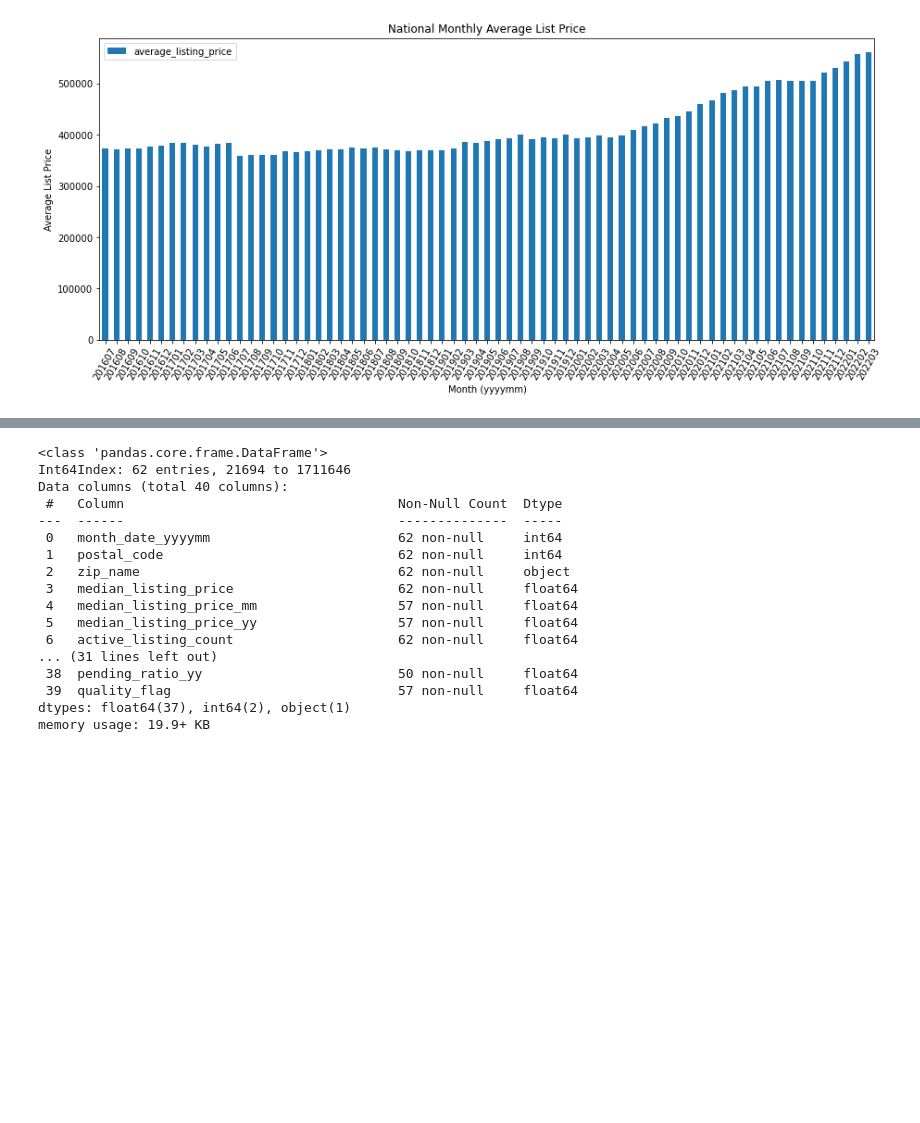
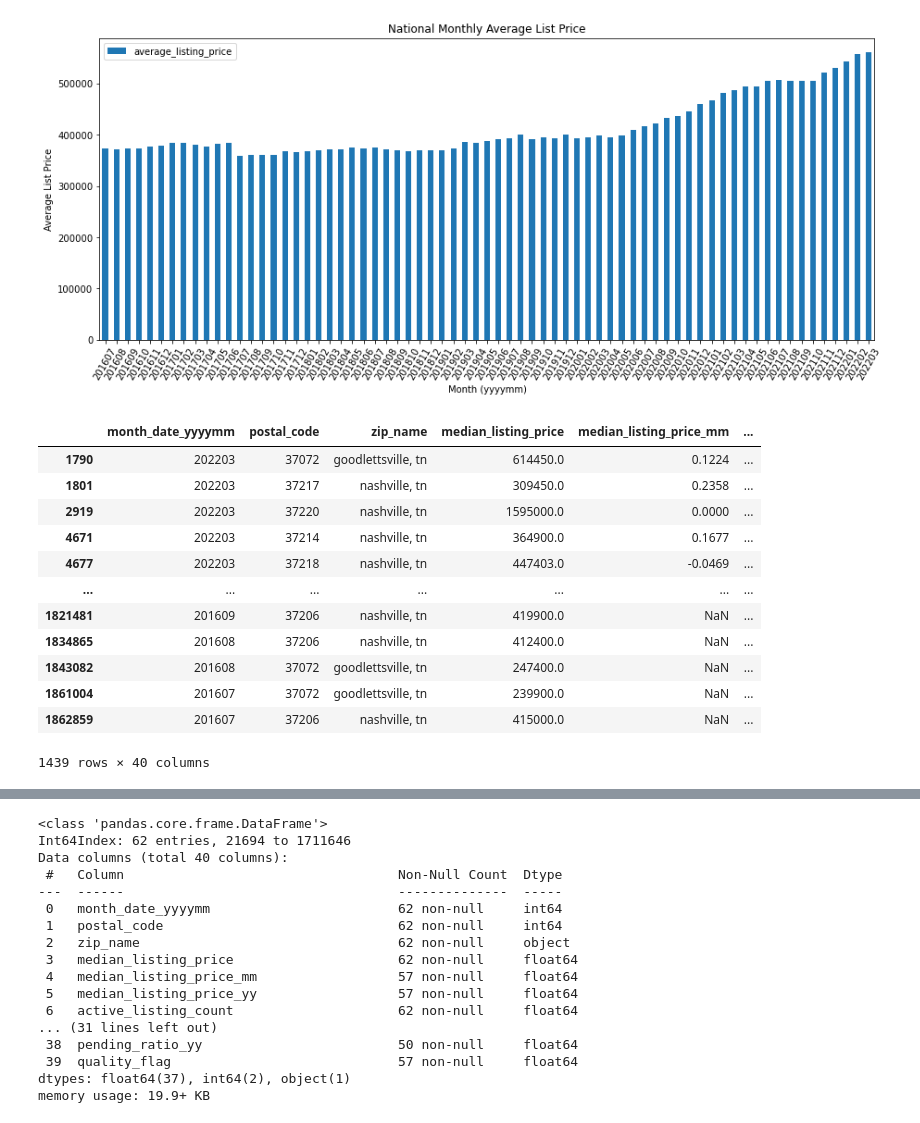
Before and after one commit to heatherkayb/heatherkayb_capstone, a Jupyter notebook: real_estate_capstone.ipynb, the cells around one changed output, grey strips where cells are left out. Cells and saved outputs as stored; diff of their text form; code cells hidden in the pictures; blank space fills up the shorter version.

```diff
--- a/real_estate_capstone.ipynb
+++ b/real_estate_capstone.ipynb
@@ -110,3 +114,18 @@ month_date_yyyymm
 # %%
 zips = [37201, 37203, 37204, 37205, 37206, 37027, 37208, 37209, 37210, 37211, 37212, 37214, 37215, 37216, 37217, 37218, 37219, 37220, 37221, 37228, 37013, 37072, 37076, 37115, 37138]
 core_zips = inventory_core.loc[inventory_core['postal_code'].isin(zips)]
+core_zips
+# %% [output]
+|  | month_date_yyyymm | postal_code | zip_name | median_listing_price | median_listing_price_mm | ... |
+| 1790 | 202203 | 37072 | goodlettsville, tn | 614450.0 | 0.1224 | ... |
+| 1801 | 202203 | 37217 | nashville, tn | 309450.0 | 0.2358 | ... |
+| 2919 | 202203 | 37220 | nashville, tn | 1595000.0 | 0.0000 | ... |
+| 4671 | 202203 | 37214 | nashville, tn | 364900.0 | 0.1677 | ... |
+| 4677 | 202203 | 37218 | nashville, tn | 447403.0 | -0.0469 | ... |
+| ... | ... | ... | ... | ... | ... | ... |
+| 1821481 | 201609 | 37206 | nashville, tn | 419900.0 | NaN | ... |
+| 1834865 | 201608 | 37206 | nashville, tn | 412400.0 | NaN | ... |
+| 1843082 | 201608 | 37072 | goodlettsville, tn | 247400.0 | NaN | ... |
+| 1861004 | 201607 | 37072 | goodlettsville, tn | 239900.0 | NaN | ... |
+| 1862859 | 201607 | 37206 | nashville, tn | 415000.0 | NaN | ... |
+1439 rows × 40 columns
```
Also changed, not shown: parts of 8 cells of this notebook.
